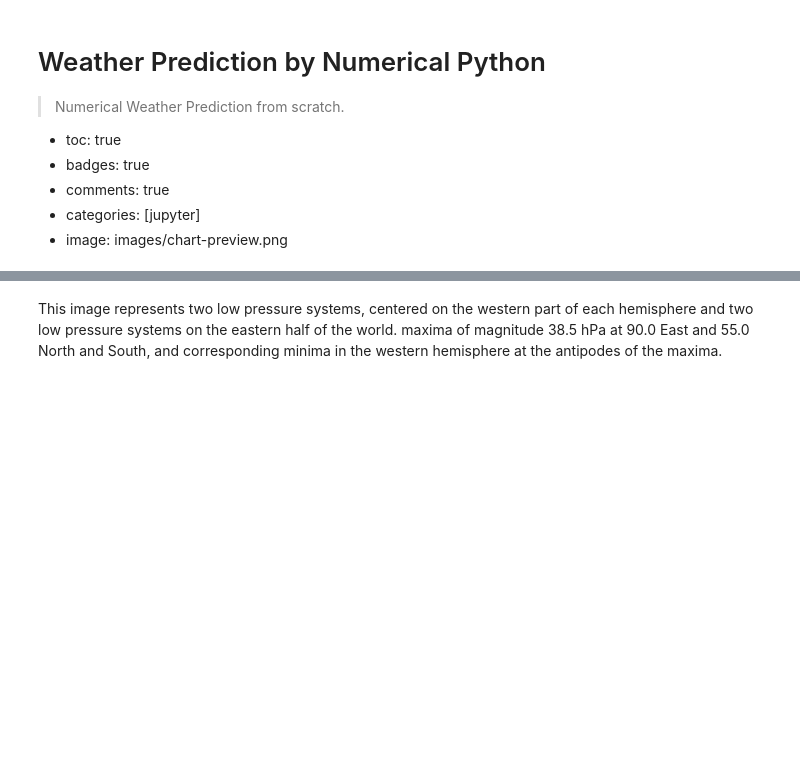
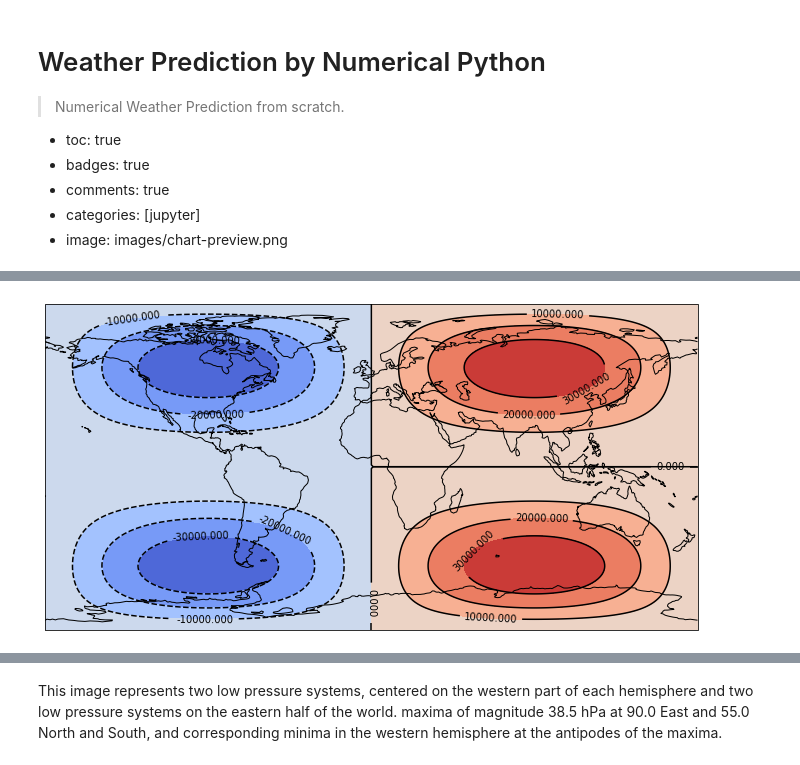
Before and after one commit to prl900/comp_physics, a Jupyter notebook: _notebooks/2021-05-11-wpnp.ipynb, the cells around one changed output, grey strips where cells are left out. Saved outputs shown, nothing was run; the diff lists cells and outputs as text; code cells hidden in the pictures; blank space fills up the shorter version.

```diff
--- a/_notebooks/2021-05-11-wpnp.ipynb
+++ b/_notebooks/2021-05-11-wpnp.ipynb
@@ -25,0 +54,13 @@ This equation represents the change in the surface pressure field as function of
+# %%
+import cartopy.crs as ccrs
+
+plt.figure(figsize=(12,6))
+ax = plt.axes(projection=ccrs.PlateCarree())
+ax.coastlines()
+cs = ax.contour(λ,ϕ,ps, colors=['black'])
+ax.clabel(cs, inline=True, fontsize=10)
+ax.contourf(λ,ϕ,ps, cmap='coolwarm')
+
+plt.show()
+# %% [output]
+[figure, added]
```
Also changed, not shown: parts of 11 cells of this notebook, 2 other files.
